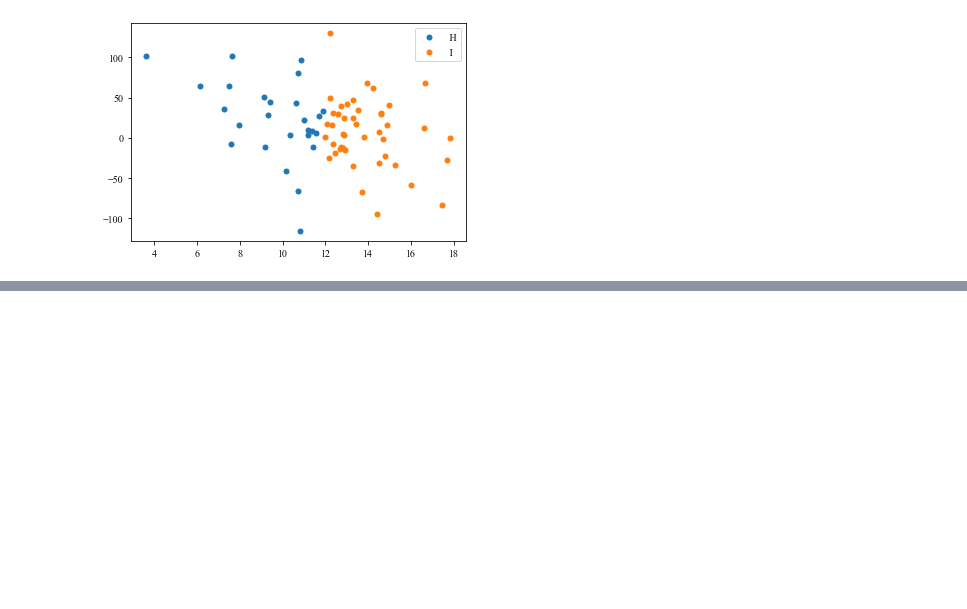
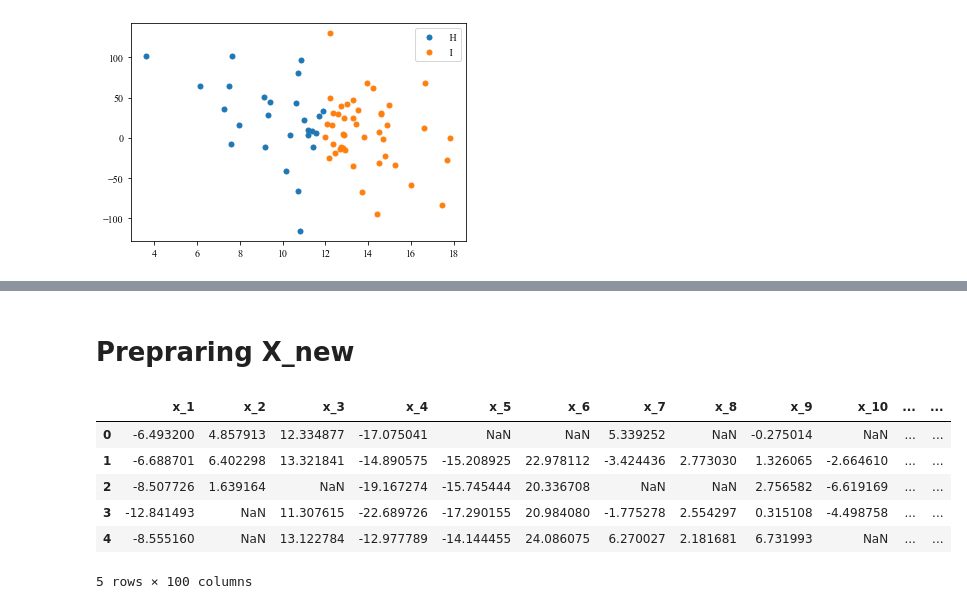
Before and after one commit to Ne0-1/02582_computational_data_analysis, a Jupyter notebook: case1/exploratory/explorative_analysis.ipynb, the cells around one changed output, grey strips where cells are left out. Drawn from its saved outputs; the diff is of its cells as text; code cells hidden in the pictures; blank space fills up the shorter version.

```diff
--- a/case1/exploratory/explorative_analysis.ipynb
+++ b/case1/exploratory/explorative_analysis.ipynb
@@ -203,0 +222,27 @@ df
+# %% [markdown]
+# Prepraring X_new
+# %%
+df_new = pd.read_csv('../data/case1Data_Xnew.txt')
+df_new.rename(columns={header: header.replace(' ', '') for header in df_new.columns}, inplace=True)
+df_new.replace(' NaN', np.nan, inplace=True)
+df_new.replace(' NaN ', np.nan, inplace=True)
+df_new.replace('NaN ', np.nan, inplace=True)
+df_new.replace('NaN', np.nan, inplace=True)
+for header in df_new.columns:
+    elements = list(df_new[header])
+    status = True
+    for val in elements:
+        if not isinstance(val, int) and not isinstance(val, float):
+            if has_numbers(val) == False:
+                status = False
+    if status:
+        df_new[header] = df_new[header].astype('float64')
+df_new.head()
+# %% [output]
+|  | x_1 | x_2 | x_3 | x_4 | x_5 | x_6 | x_7 | x_8 | x_9 | x_10 | ... | ... |
+| 0 | -6.493200 | 4.857913 | 12.334877 | -17.075041 | NaN | NaN | 5.339252 | NaN | -0.275014 | NaN | ... | ... |
+| 1 | -6.688701 | 6.402298 | 13.321841 | -14.890575 | -15.208925 | 22.978112 | -3.424436 | 2.773030 | 1.326065 | -2.664610 | ... | ... |
+| 2 | -8.507726 | 1.639164 | NaN | -19.167274 | -15.745444 | 20.336708 | NaN | NaN | 2.756582 | -6.619169 | ... | ... |
+| 3 | -12.841493 | NaN | 11.307615 | -22.689726 | -17.290155 | 20.984080 | -1.775278 | 2.554297 | 0.315108 | -4.498758 | ... | ... |
+| 4 | -8.555160 | NaN | 13.122784 | -12.977789 | -14.144455 | 24.086075 | 6.270027 | 2.181681 | 6.731993 | NaN | ... | ... |
+5 rows × 100 columns
```
Also changed, not shown: parts of 20 cells of this notebook, 9 other files.
